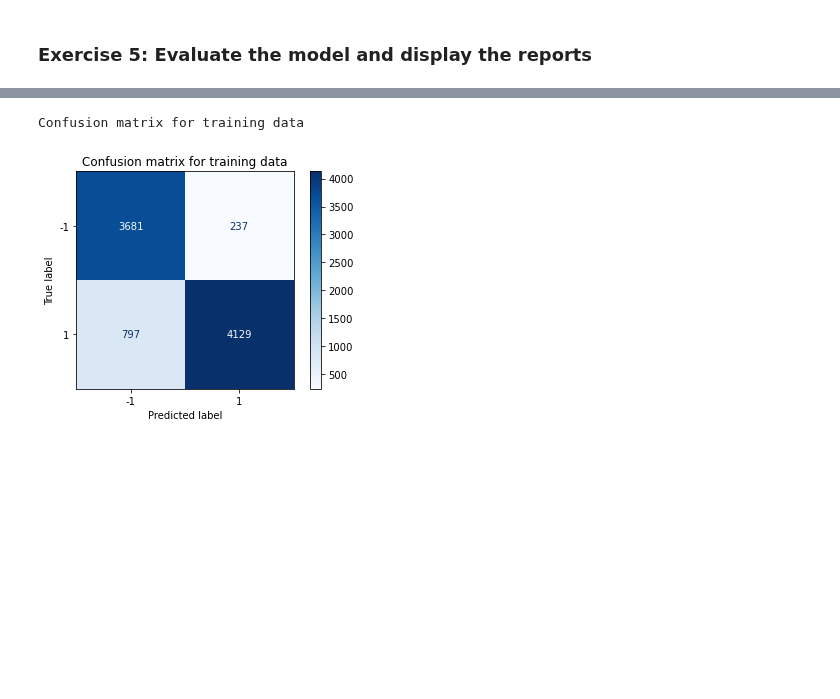
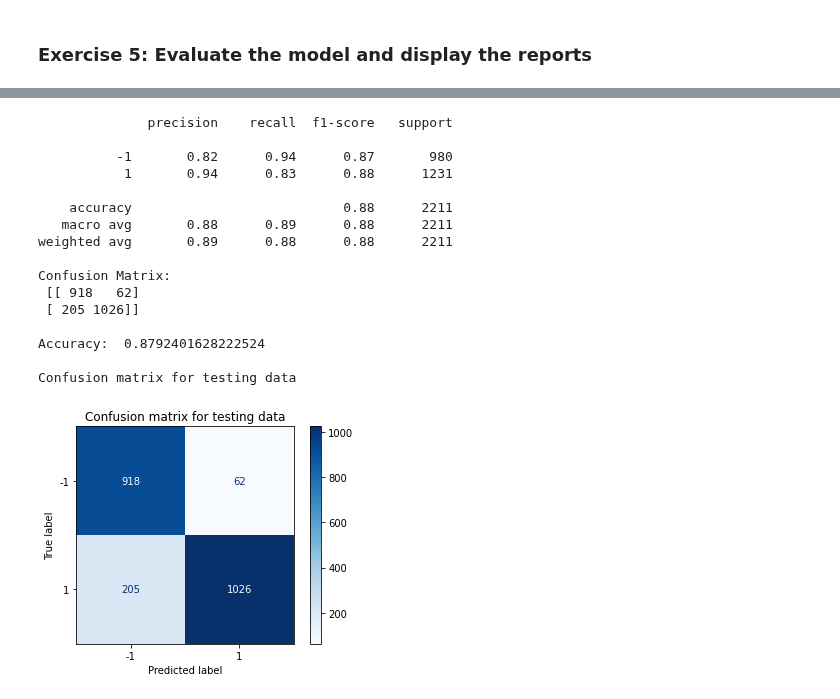
Before and after one commit to shadowpeasant/aiup, a Jupyter notebook: day1-am/Phishing_Prediction_NB_Answer.ipynb, the cells around one changed output, grey strips where cells are left out. Cells and saved outputs as stored; diff of their text form; code cells hidden in the pictures; blank space fills up the shorter version.

```diff
--- a/day1-am/Phishing_Prediction_NB_Answer.ipynb
+++ b/day1-am/Phishing_Prediction_NB_Answer.ipynb
@@ -271,4 +241,14 @@ Accuracy:  0.8830845771144279
 # %%
-# Ex5c (optional): Plot the Confusion Matrix for easy visualisation
+# Ex5c (optional): Plot the Confusion Matrix for easy visualisation -- answer
 from sklearn.metrics import plot_confusion_matrix
-None
+titles_options = [("Confusion matrix for training data", None)]
+for title, normalize in titles_options:
+    disp = plot_confusion_matrix(model, x_train, y_train,
+                                 display_labels=None,
+                                 cmap=plt.cm.Blues,
+                                 values_format='')
+    disp.ax_.set_title(title)
+
+    print(title)
+
+plt.show()
@@ -275,17 +258,37 @@ None
 # %%
-# Ex5c (optional): Plot the Confusion Matrix for easy visualisation -- answer
-from sklearn.metrics import plot_confusion_matrix
-titles_options = [("Confusion matrix for training data", None)]
+# Ex5d: repeat Ex5a-5c on testing data -- answer
+pred = model.predict(x_test)
+print(classification_report(y_test ,pred ))
+print('Confusion Matrix: \n',confusion_matrix(y_test,pred))
+print()
+print('Accuracy: ', accuracy_score(y_test,pred))
+print()
+titles_options = [("Confusion matrix for testing data", None)]
 for title, normalize in titles_options:
-    disp = plot_confusion_matrix(model, x_train, y_train,
-                                 display_labels=y_train,
+    disp = plot_confusion_matrix(model, x_test, y_test,
+                                 display_labels=None,
                                  cmap=plt.cm.Blues,
                                  values_format='')
     disp.ax_.set_title(title)
 
     print(title)
 
 plt.show()
 # %% [output]
-Confusion matrix for training data
+              precision    recall  f1-score   support
+
+          -1       0.82      0.94      0.87       980
+           1       0.94      0.83      0.88      1231
+
+    accuracy                           0.88      2211
+   macro avg       0.88      0.89      0.88      2211
+weighted avg       0.89      0.88      0.88      2211
+
+Confusion Matrix:
+ [[ 918   62]
+ [ 205 1026]]
+
+Accuracy:  0.8792401628222524
+
+Confusion matrix for testing data
-[figure, old version]
+[figure, new version]
```
Also changed, not shown: parts of 21 cells of this notebook, 2 other files.
